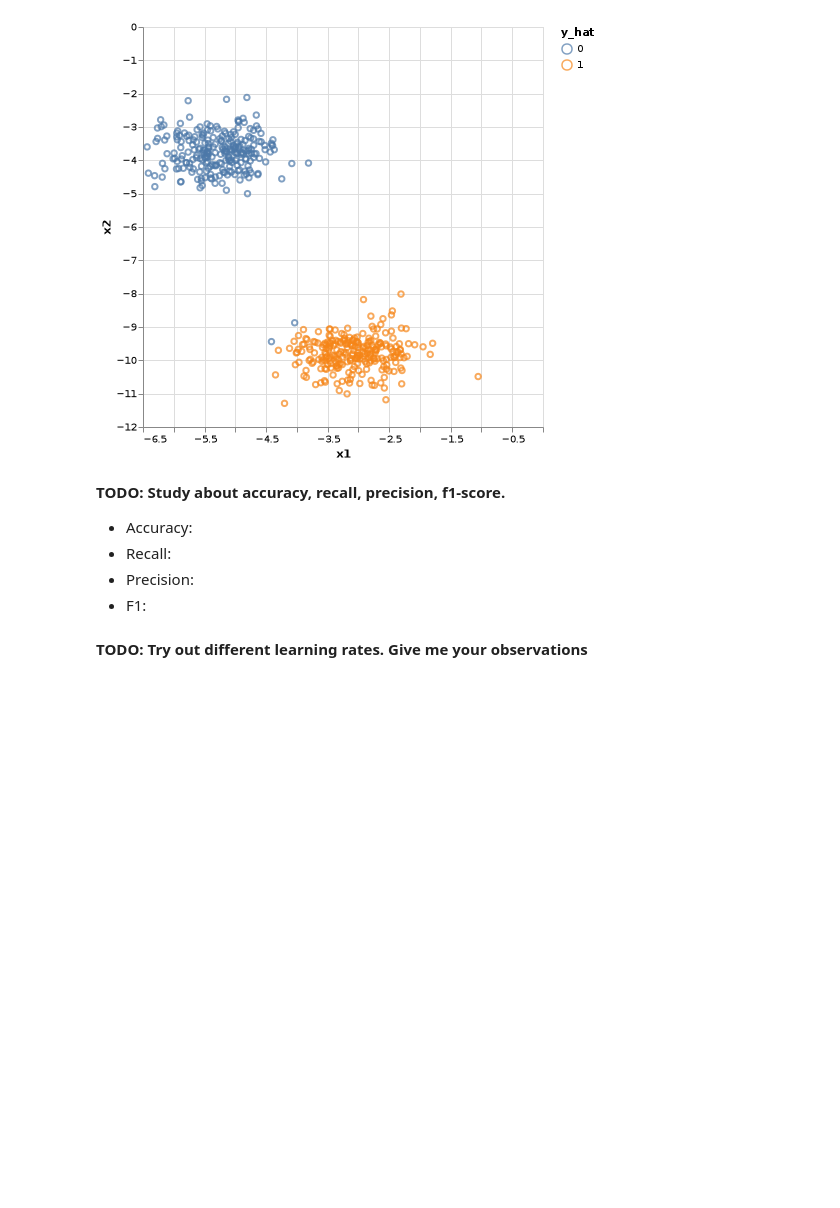
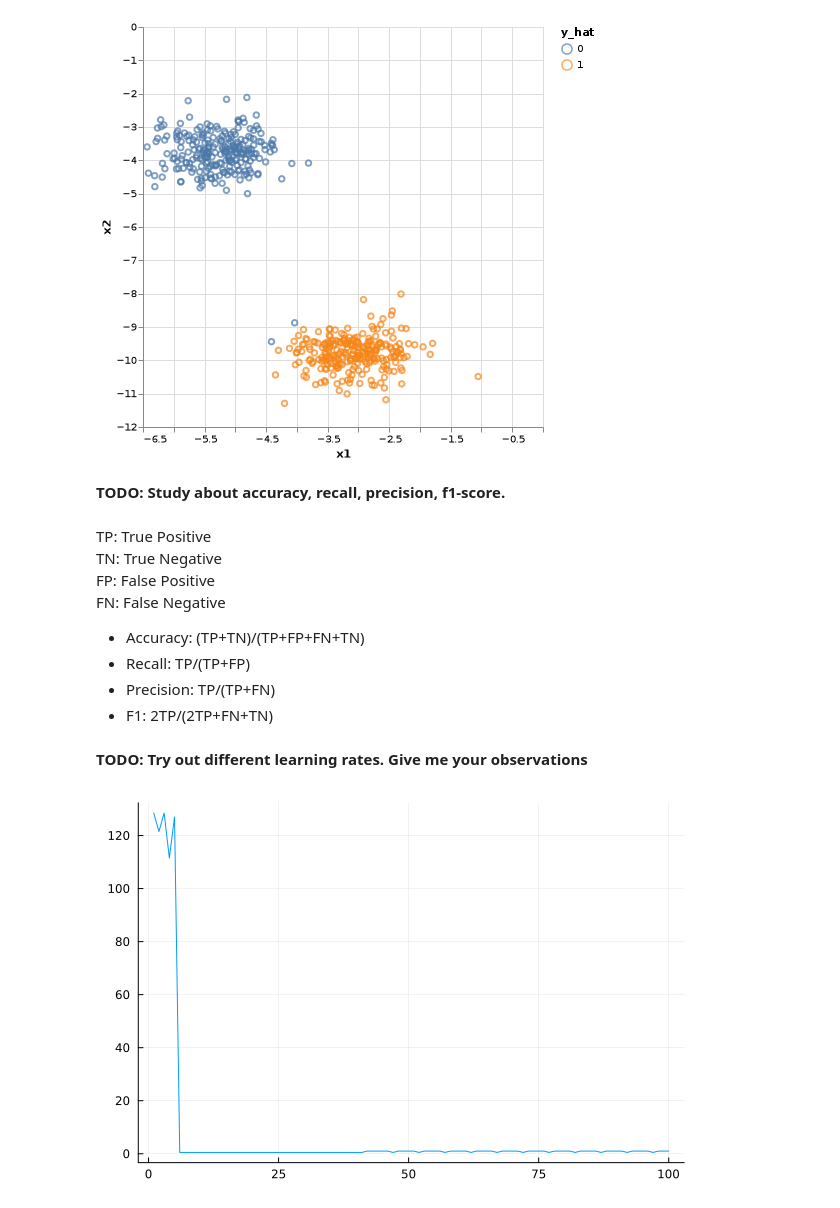
Before and after one commit to ngthiennhan2002/IntroToML_Lab2_GradientDescent, a Jupyter notebook: [Julia] Lab02 - GradientDescent.ipynb, the cells around one changed output. Drawn from its saved outputs; the diff is of its cells as text; code cells hidden in the pictures; blank space fills up the shorter version.

```diff
--- a/[Julia] Lab02 - GradientDescent.ipynb
+++ b/[Julia] Lab02 - GradientDescent.ipynb
@@ -285,10 +267,24 @@ df_test |> @vlplot(
 # %% [output]
 [figure]
 # %% [markdown]
-**TODO: Study about accuracy, recall, precision, f1-score.**
-- Accuracy:
-- Recall:
-- Precision:
-- F1:
+**TODO: Study about accuracy, recall, precision, f1-score.**\
+\
+TP: True Positive\
+TN: True Negative\
+FP: False Positive\
+FN: False Negative
+- Accuracy: (TP+TN)/(TP+FP+FN+TN)
+- Recall: TP/(TP+FP)
+- Precision: TP/(TP+FN)
+- F1: 2TP/(2TP+FN+TN)
 # %% [markdown]
 **TODO: Try out different learning rates. Give me your observations**
+# %%
+W = rand(Normal(), (size(X_train)[2], 1))
+
+num_epochs=100
+learning_rate=10
+W, losses = train(W, X_train, y_train, learning_rate, num_epochs)
+plot(1:num_epochs, losses, legend=false)
+# %% [output]
+[figure, added]
```
Also changed, not shown: parts of 2 cells of this notebook.
